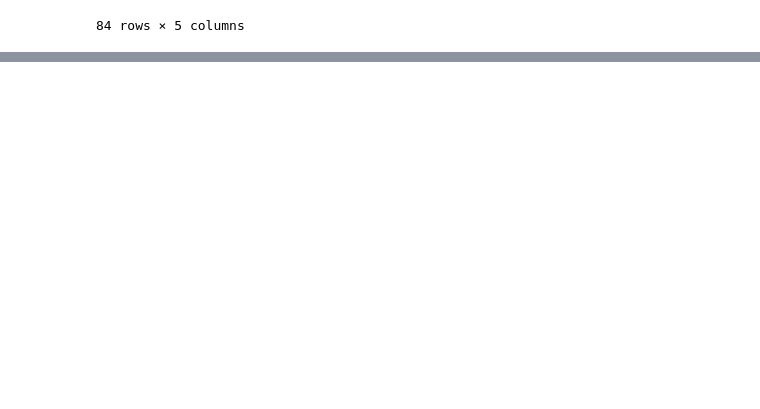
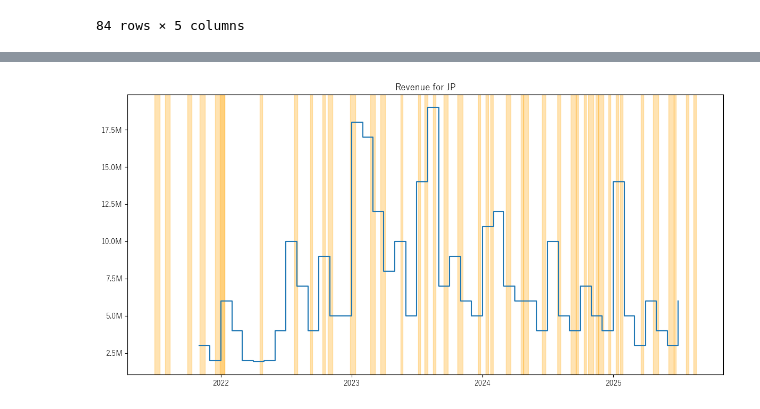
Before and after one commit to willowisp01/blue-archive-forecasting, a Jupyter notebook: analysis.ipynb, the cells around one changed output, grey strips where cells are left out. Cells and saved outputs as stored; diff of their text form; code cells hidden in the pictures; blank space fills up the shorter version.

```diff
--- a/analysis.ipynb
+++ b/analysis.ipynb
@@ -217,0 +370,5 @@ plot_revenue_yearly(revenue)
+# %%
+limited_banners_jp = all_banners_jp[all_banners_jp['gachaType'] == 'LimitedGacha']
+plot_revenue_yearly(df=revenue, region='JP', events_df=limited_banners_jp, step=True, custom_plotter=banner_region_plotter, label=False)
+# %% [output]
+[figure, added]
```
Also changed, not shown: parts of 25 cells of this notebook.
